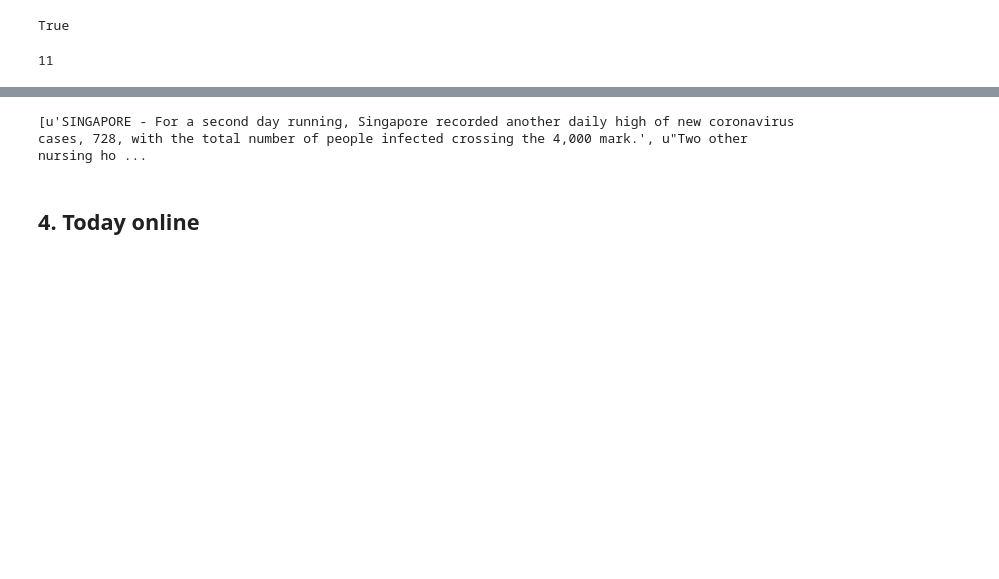
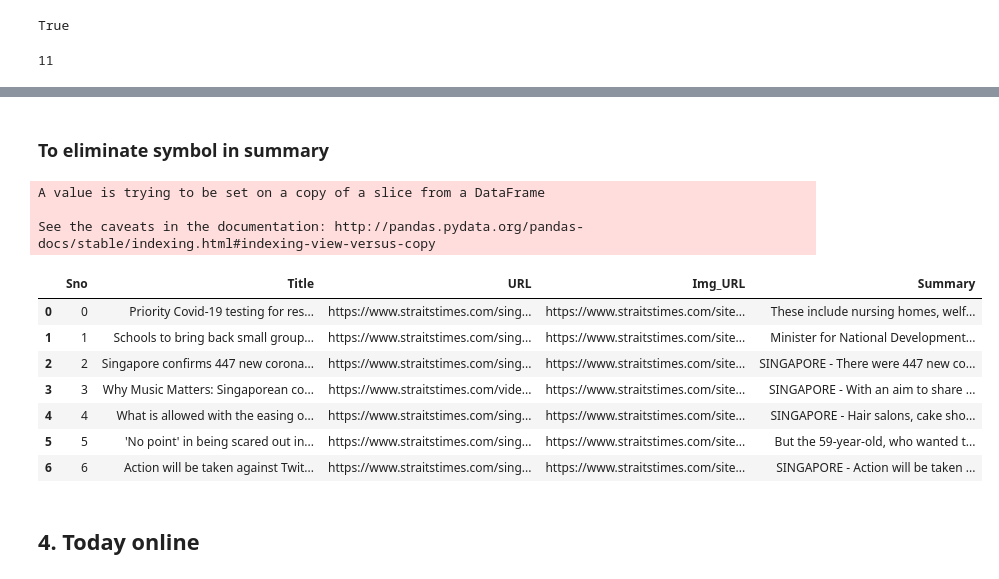
Before and after one commit to ISA-IPA/ISA-IPA-2020-05-03-IS02PT-GRP2-Intelligent_News_Express, a Jupyter notebook: 20200502-News scraping content-NYT-BBC-StraitsTimes-Today_online_add_Fig.ipynb, the cells around one changed output, grey strips where cells are left out. Saved outputs shown, nothing was run; the diff lists cells and outputs as text; code cells hidden in the pictures; blank space fills up the shorter version.

Commit message:
update on strait times to remove wrong characters

```diff
--- a/20200502-News scraping content-NYT-BBC-StraitsTimes-Today_online_add_Fig.ipynb
+++ b/20200502-News scraping content-NYT-BBC-StraitsTimes-Today_online_add_Fig.ipynb
@@ -250 +257,28 @@ for i in range(0, df_bb.shape[0]):
+# %% [markdown]
+### To eliminate symbol in summary
+# %%
+def remove_str(summm_l, SS):
+    summm = ''.join(summm_l)
+    summm = summm.encode('utf-8').decode('utf-8', 'ignore')
+    if SS in summm:
+        summm = summm.replace(SS, '')
+
+    return summm
+# %%
+for i in range(0, df_bb.shape[0]):
+    df_bb['Summary'][i] = remove_str(df_bb['Summary'][i], "u'")
+
+df_bb
+# %% [output]
+A value is trying to be set on a copy of a slice from a DataFrame
+
+See the caveats in the documentation: http://pandas.pydata.org/pandas-docs/stable/indexing.html#indexing-view-versus-copy
+|  | Sno | Title | URL | Img_URL | Summary |
+| 0 | 0 | Priority Covid-19 testing for res... | https://www.straitstimes.com/sing... | https://www.straitstimes.com/site... | These include nursing homes, welf... |
+| 1 | 1 | Schools to bring back small group... | https://www.straitstimes.com/sing... | https://www.straitstimes.com/site... | Minister for National Development... |
+| 2 | 2 | Singapore confirms 447 new corona... | https://www.straitstimes.com/sing... | https://www.straitstimes.com/site... | SINGAPORE - There were 447 new co... |
+| 3 | 3 | Why Music Matters: Singaporean co... | https://www.straitstimes.com/vide... | https://www.straitstimes.com/site... | SINGAPORE - With an aim to share ... |
+| 4 | 4 | What is allowed with the easing o... | https://www.straitstimes.com/sing... | https://www.straitstimes.com/site... | SINGAPORE - Hair salons, cake sho... |
+| 5 | 5 | 'No point' in being scared out in... | https://www.straitstimes.com/sing... | https://www.straitstimes.com/site... | But the 59-year-old, who wanted t... |
+| 6 | 6 | Action will be taken against Twit... | https://www.straitstimes.com/sing... | https://www.straitstimes.com/site... | SINGAPORE - Action will be taken ... |
 # %%
@@ -252,8 +286,3 @@ df_bb.to_csv("summary/StraitsTimes_summary.csv")
-# %%
-summaries = SummarizeUrl("https://www.straitstimes.com/singapore/singapore-coronavirus-cases-cross-4000-with-728-cases-in-new-daily-record")
-print(summaries)
-# %% [output]
-[u'SINGAPORE - For a second day running, Singapore recorded another daily high of new coronavirus cases, 728, with the total number of people infected crossing the 4,000 mark.', u"Two other nursing ho ...
 # %% [markdown]
 ## 4. Today online
 # %%
```
Also changed, not shown: parts of 6 cells of this notebook, 1 other file.
